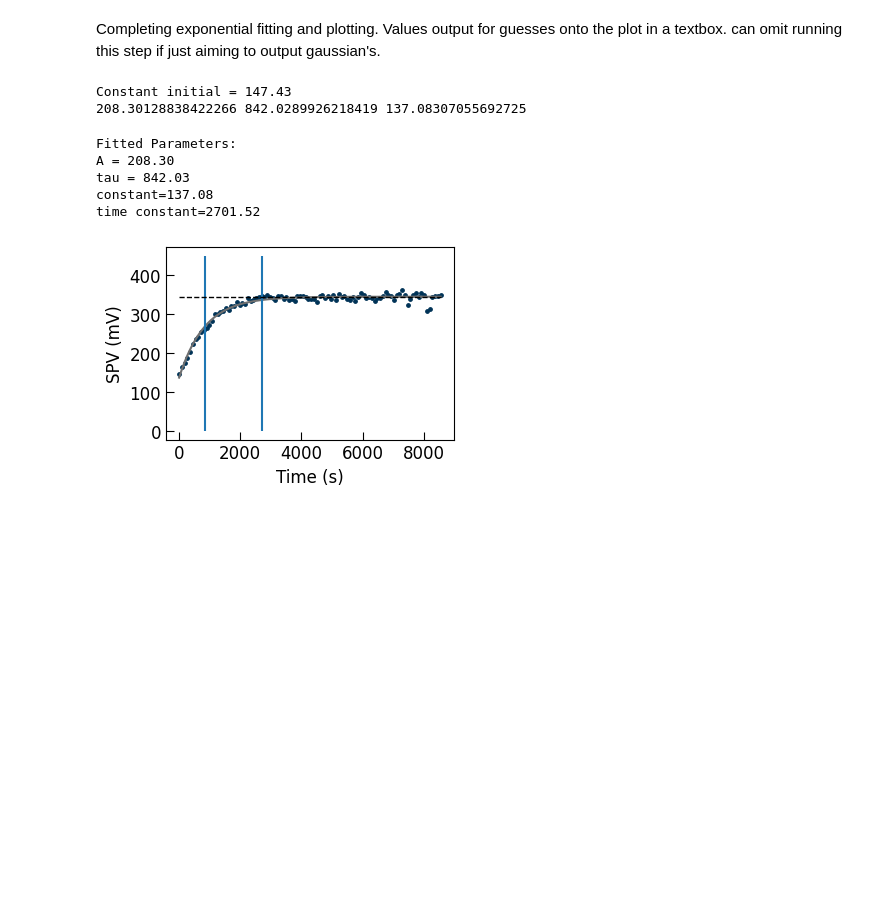
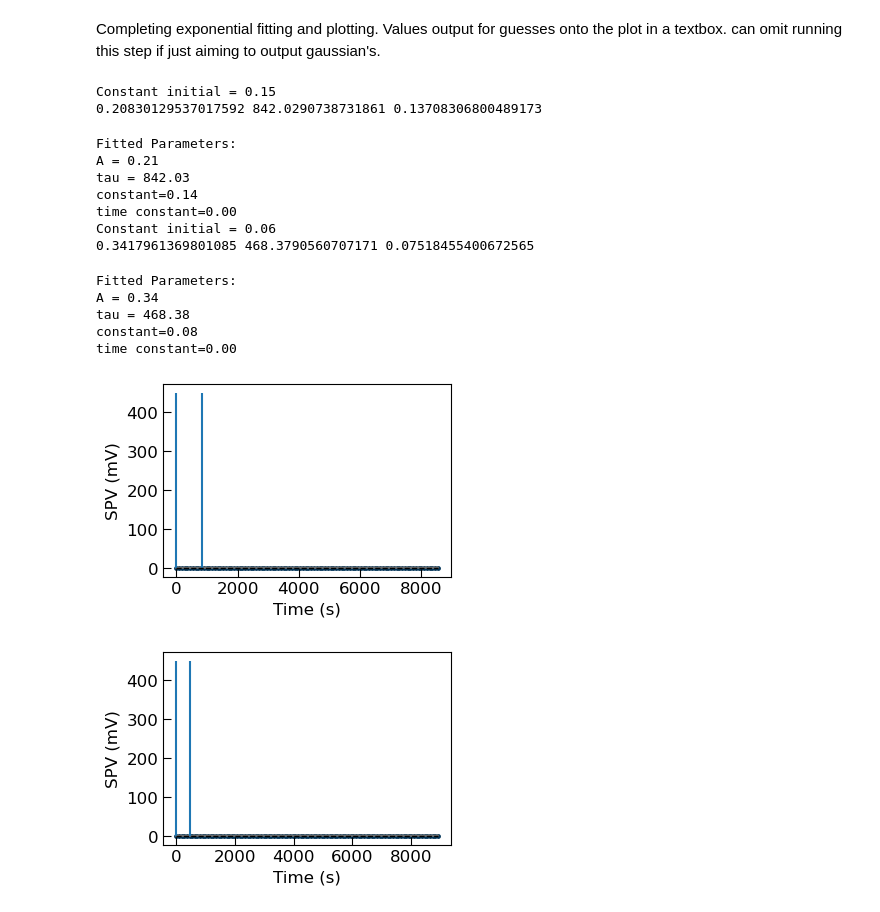
Before and after one commit to RamadanLab/KPFM_processing, a Jupyter notebook: TimeSeriesProcessing - Edited by BCK.ipynb, the cells around one changed output. Drawn from its saved outputs; the diff is of its cells as text; code cells hidden in the pictures; blank space fills up the shorter version.

```diff
--- a/TimeSeriesProcessing - Edited by BCK.ipynb
+++ b/TimeSeriesProcessing - Edited by BCK.ipynb
@@ -597,18 +521,28 @@ def exponential_fit_plotting(x_data, multigaussian_peak_new):
     #    print(e.args)
 
     #Fitted scatter plots
-    return A, tau, const, time_cst, dy_fit, x_fit, y_fit, x_data, y_data
+    return A, tau, const, time_cst, dy_fit, x_fit, y_fit
     plt.show()
-# %% [output]
-Constant initial = 147.43
-208.30128838422266 842.0289926218419 137.08307055692725
-Fitted Parameters:
-A = 208.30
-tau = 842.03
-constant=137.08
-time constant=2701.52
-[figure, removed]
 # %%
-A_unpass, tau_unpass, const_unpass, time_cst_unpass, dy_fit_unpass, x_fit_unpass, y_fit_unpass, x_data_unpass, y_data_unpass = exponential_fit_plotting(x_data, multigaussian_peak_new_unpass)
+A_unpass, tau_unpass, const_unpass, time_cst_unpass, dy_fit_unpass, x_fit_unpass, y_fit_unpass = exponential_fit_plotting(x_data_unpass, y_data_unpass)
+
+A_pass, tau_pass, const_pass, time_cst_pass, dy_fit_pass, x_fit_pass, y_fit_pass= exponential_fit_plotting(x_data_pass, y_data_pass)
+# %% [output]
+Constant initial = 0.15
+0.20830129537017592 842.0290738731861 0.13708306800489173
+Fitted Parameters:
+A = 0.21
+tau = 842.03
+constant=0.14
+time constant=0.00
+Constant initial = 0.06
+0.3417961369801085 468.3790560707171 0.07518455400672565
+Fitted Parameters:
+A = 0.34
+tau = 468.38
+constant=0.08
+time constant=0.00
+[figure, added]
+[figure, added]
 # %%
 plt.plot(x_fit_unpass,dy_fit_unpass)
```
Also changed, not shown: parts of 6 cells of this notebook, 2 other files.
